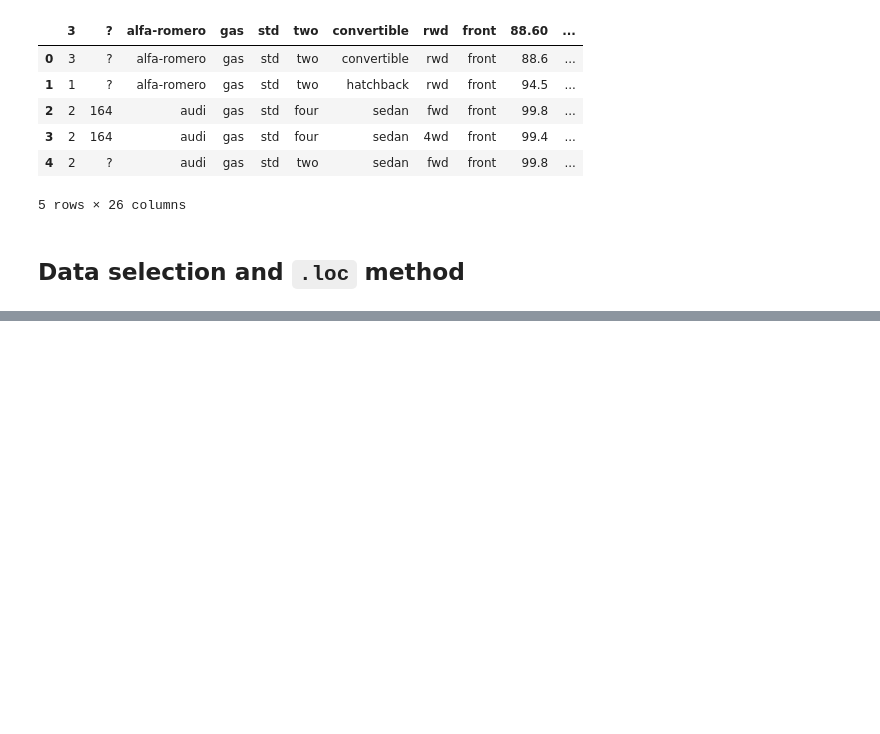
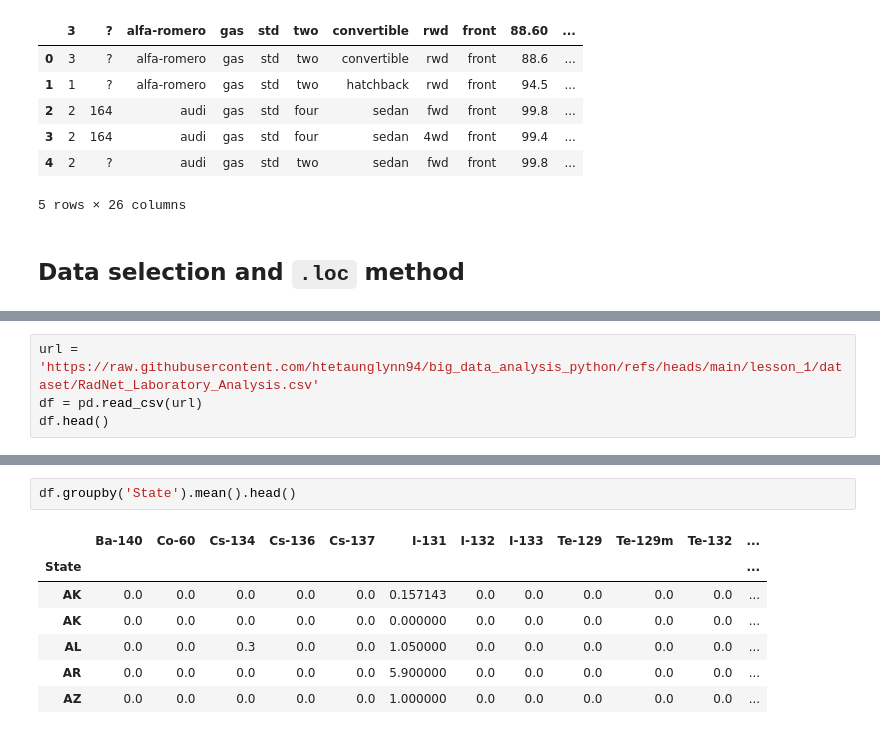
Before and after one commit to htetaunglynn94/big_data_analysis_python, a Jupyter notebook: lesson_1/lesson_1.ipynb, the cells around one changed output, grey strips where cells are left out. Drawn from its saved outputs; the diff is of its cells as text; blank space fills up the shorter version.

```diff
--- a/lesson_1/lesson_1.ipynb
+++ b/lesson_1/lesson_1.ipynb
@@ -21,0 +346,4 @@ df.head()
+# %%
+url = 'https://raw.githubusercontent.com/htetaunglynn94/big_data_analysis_python/refs/heads/main/lesson_1/dataset/RadNet_Laboratory_Analysis.csv'
+df = pd.read_csv(url)
+df.head()
@@ -21,0 +376,10 @@ df.head()
+# %%
+df.groupby('State').mean().head()
+# %% [output]
+|  | Ba-140 | Co-60 | Cs-134 | Cs-136 | Cs-137 | I-131 | I-132 | I-133 | Te-129 | Te-129m | Te-132 | ... |
+| State |  |  |  |  |  |  |  |  |  |  |  | ... |
+| AK | 0.0 | 0.0 | 0.0 | 0.0 | 0.0 | 0.157143 | 0.0 | 0.0 | 0.0 | 0.0 | 0.0 | ... |
+| AK | 0.0 | 0.0 | 0.0 | 0.0 | 0.0 | 0.000000 | 0.0 | 0.0 | 0.0 | 0.0 | 0.0 | ... |
+| AL | 0.0 | 0.0 | 0.3 | 0.0 | 0.0 | 1.050000 | 0.0 | 0.0 | 0.0 | 0.0 | 0.0 | ... |
+| AR | 0.0 | 0.0 | 0.0 | 0.0 | 0.0 | 5.900000 | 0.0 | 0.0 | 0.0 | 0.0 | 0.0 | ... |
+| AZ | 0.0 | 0.0 | 0.0 | 0.0 | 0.0 | 1.000000 | 0.0 | 0.0 | 0.0 | 0.0 | 0.0 | ... |
```
Also changed, not shown: parts of 40 cells of this notebook, 16 other files.
